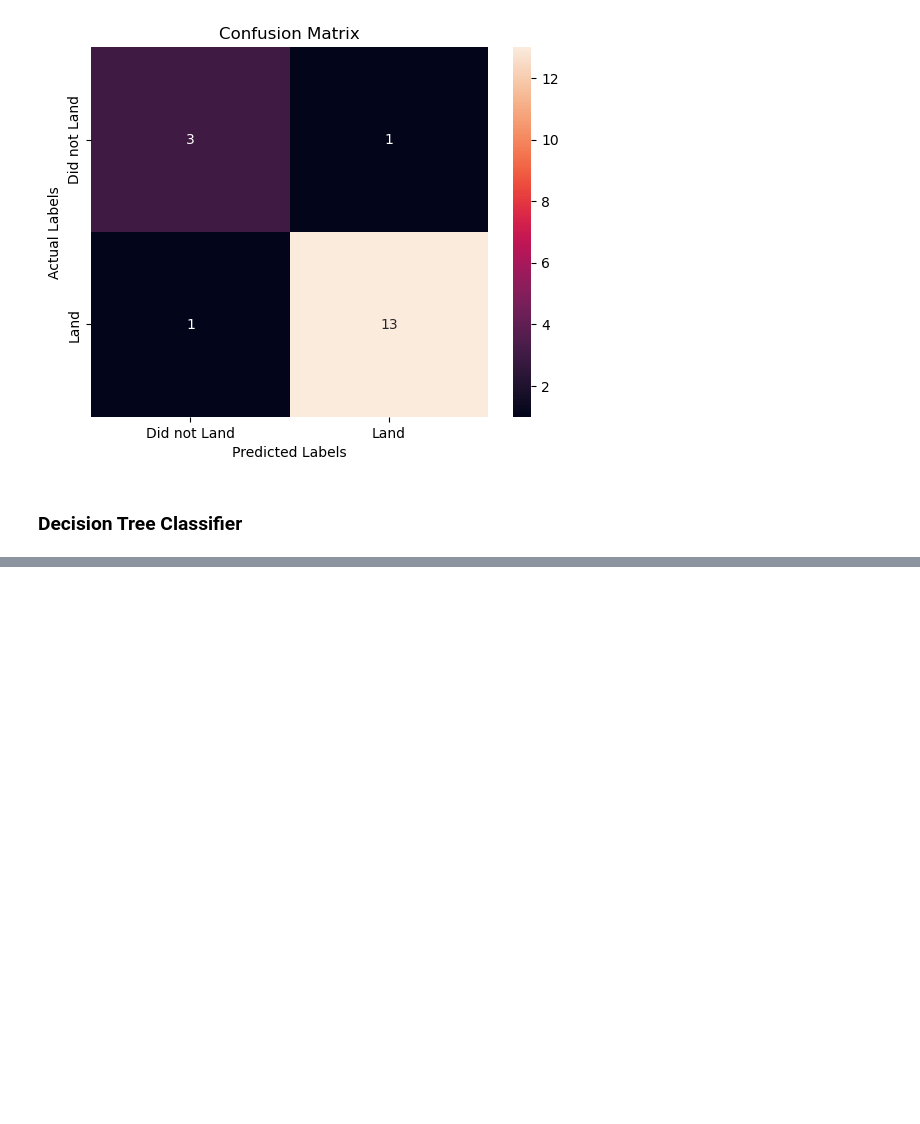
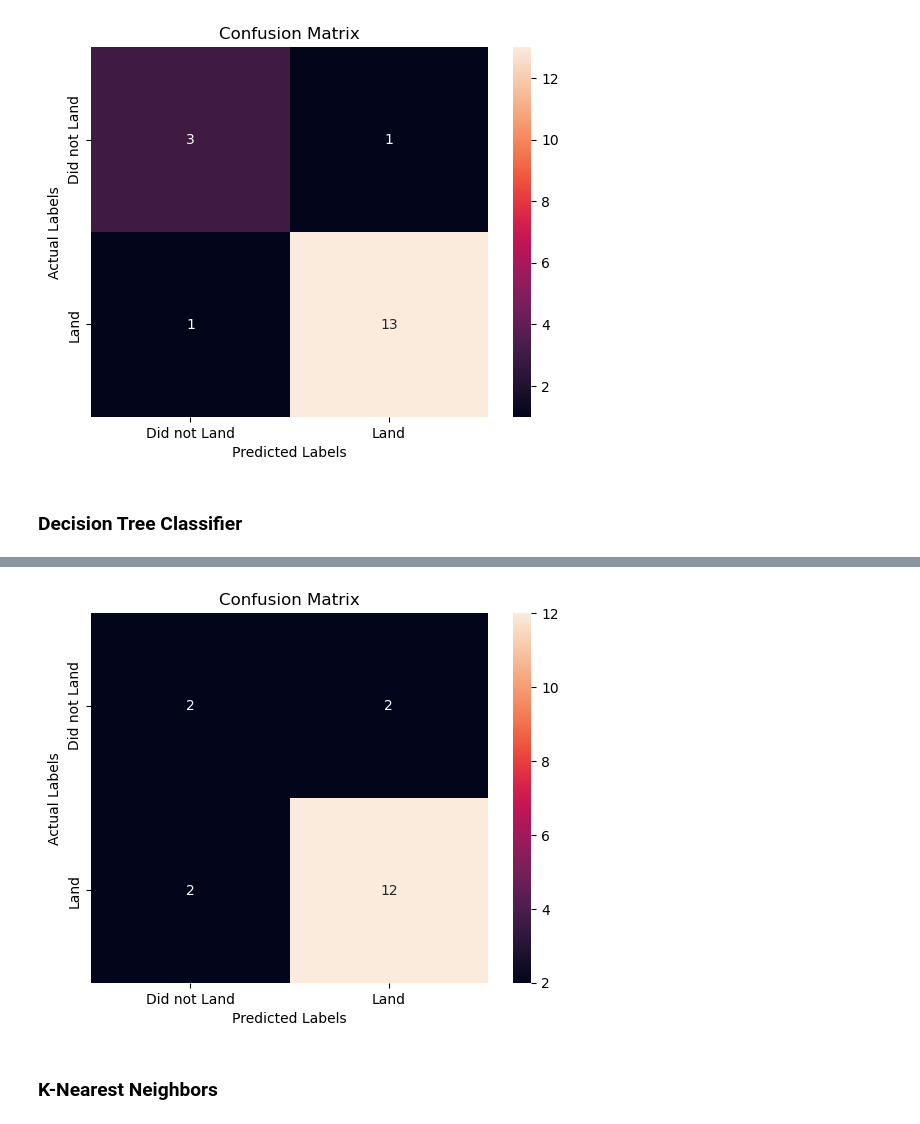
Before and after one commit to restjohnson/spaceX_landing_analysis, a Jupyter notebook: prediction.ipynb, the cells around one changed output, grey strips where cells are left out. Saved outputs shown, nothing was run; the diff lists cells and outputs as text; code cells hidden in the pictures; blank space fills up the shorter version.

```diff
--- a/prediction.ipynb
+++ b/prediction.ipynb
@@ -218,0 +248,6 @@ print(f"Decision Tree Best Accuracy Score: {tree_cv.best_score_:.2f}")
+# %%
+plot_confusion_matrix(y_test, y_hat_tree)
+# %% [output]
+[figure, added]
+# %% [markdown]
+### K-Nearest Neighbors
```
Also changed, not shown: parts of 5 cells of this notebook.
